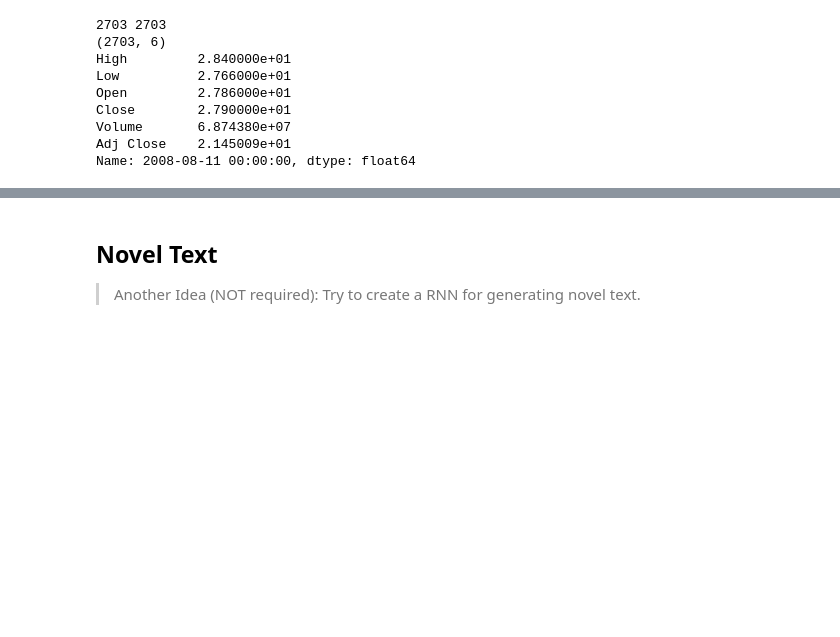
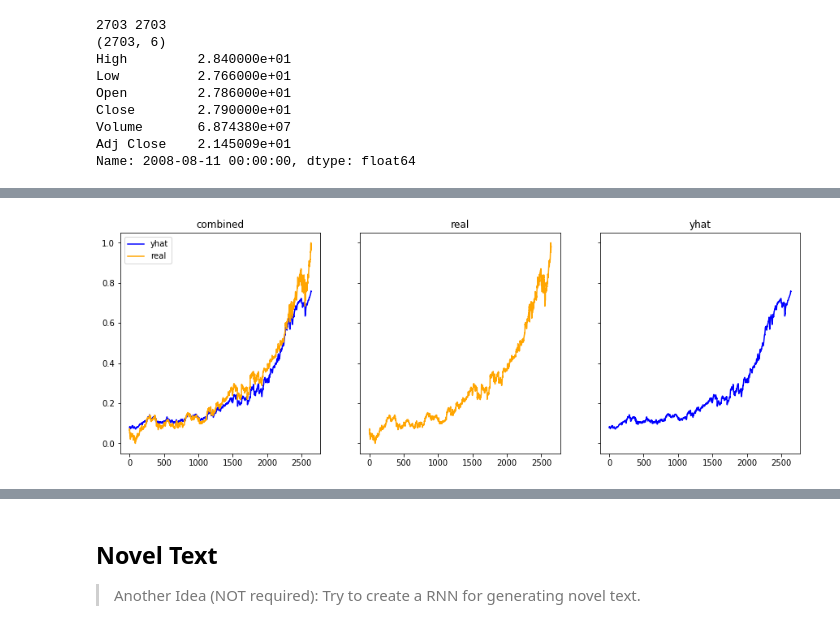
Before and after one commit to jamesothomas/MachineLearningPython, a Jupyter notebook: Lab7/Lab7_Stocks_JT.ipynb, the cells around one changed output, grey strips where cells are left out. Drawn from its saved outputs; the diff is of its cells as text; code cells hidden in the pictures; blank space fills up the shorter version.

```diff
--- a/Lab7/Lab7_Stocks_JT.ipynb
+++ b/Lab7/Lab7_Stocks_JT.ipynb
@@ -255,7 +850,7 @@ def make_datasets(X, Y, length=60):
     Y_data = np.array(Y_data_list)
     return(X_data, Y_data)
 # %%
-X_dataset, Y_dataset = make_datasets(X, Y)
+X_dataset, Y_dataset = make_datasets(X, X[:,3])
 # %%
 print('X_dataset shape {}'.format(X_dataset.shape))
 print('Y_dataset shape {}'.format(Y_dataset.shape))
@@ -281,0 +896,17 @@ Y_dataset shape (2643,)
+# %%
+from keras.models import Input, Model
+from keras.layers import Dense
+from keras.layers import LSTM
+from keras.callbacks import EarlyStopping
+
+input_holder = Input(shape=(X_dataset.shape[1],X_dataset.shape[2]))
+
+x = LSTM(10, dropout=0.2, activation='relu', recurrent_dropout=0.2)(input_holder)
+x = Dense(10, activation='relu')(x)
+x = Dense(5, activation='relu')(x)
+x = Dense(1, activation='sigmoid')(x)
+
+simple_model = Model(inputs=input_holder, outputs=x)
+simple_model.compile(loss='mse',
+                     optimizer='adam')
+print(simple_model.summary())
@@ -281,0 +932,5 @@ Y_dataset shape (2643,)
+# %%
+simple_model.fit(X_train, Y_train, batch_size=128, epochs=150, verbose=1, validation_data=(X_test, Y_test),
+                 callbacks=[EarlyStopping(monitor='val_loss',
+                                          patience=3,
+                                          restore_best_weights=True)])
@@ -281,0 +956,18 @@ Y_dataset shape (2643,)
+# %%
+y_hat = simple_model.predict(X_dataset)
+# %%
+fig, ax = plt.subplots(nrows=1, ncols=3, sharey=True, figsize=(15,5))
+
+ax[0].set_title('combined')
+ax[0].plot(y_hat, label='yhat', color='blue')
+ax[0].plot(Y_dataset, label='real', color='orange')
+l = ax[0].legend()
+
+ax[1].set_title('real')
+ax[1].plot(Y_dataset, color='orange')
+
+ax[2].set_title('yhat')
+ax[2].plot(y_hat, color='blue')
+plt.show()
+# %% [output]
+[figure, added]
```
Also changed, not shown: parts of 74 cells of this notebook.
